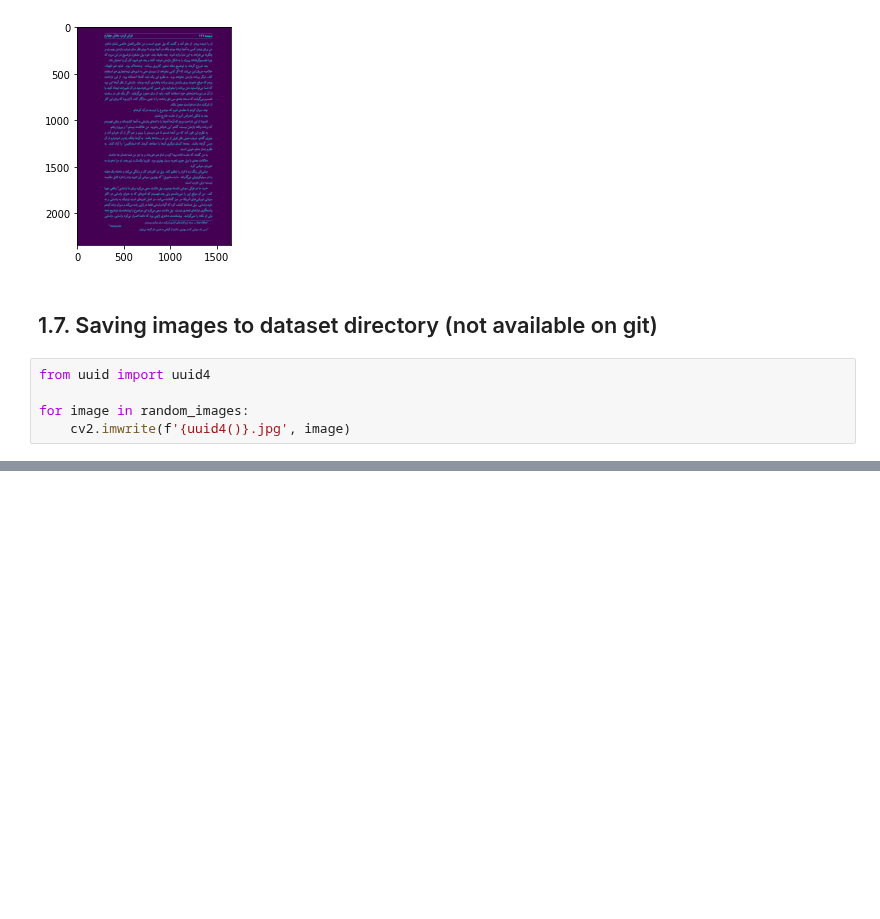
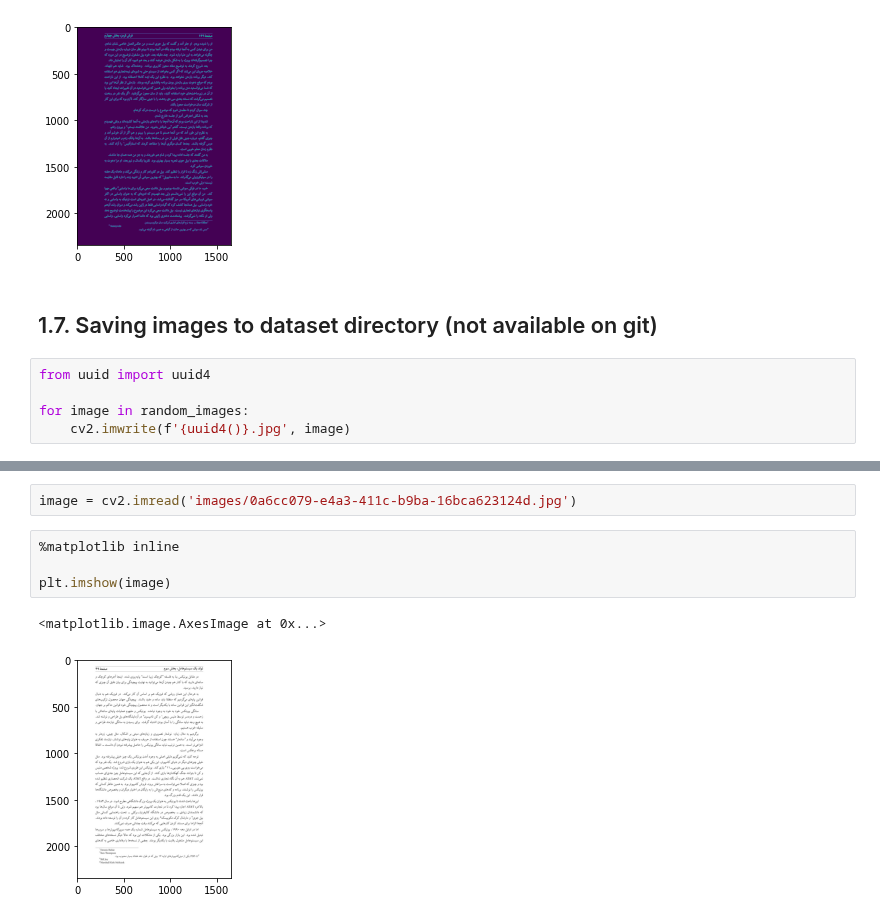
Before and after one commit to prp-e/persian_ocr_project, a Jupyter notebook: word_detection/Word Detection.ipynb, the cells around one changed output, grey strips where cells are left out. Saved outputs shown, nothing was run; the diff lists cells and outputs as text; blank space fills up the shorter version.

```diff
--- a/word_detection/Word Detection.ipynb
+++ b/word_detection/Word Detection.ipynb
@@ -137,0 +138,9 @@ Adding AutoShape...
+# %%
+image = cv2.imread('images/0a6cc079-e4a3-411c-b9ba-16bca623124d.jpg')
+# %%
+%matplotlib inline
+
+plt.imshow(image)
+# %% [output]
+<matplotlib.image.AxesImage at 0x...>
+[figure, added]
```
Also changed, not shown: parts of 19 cells of this notebook.
